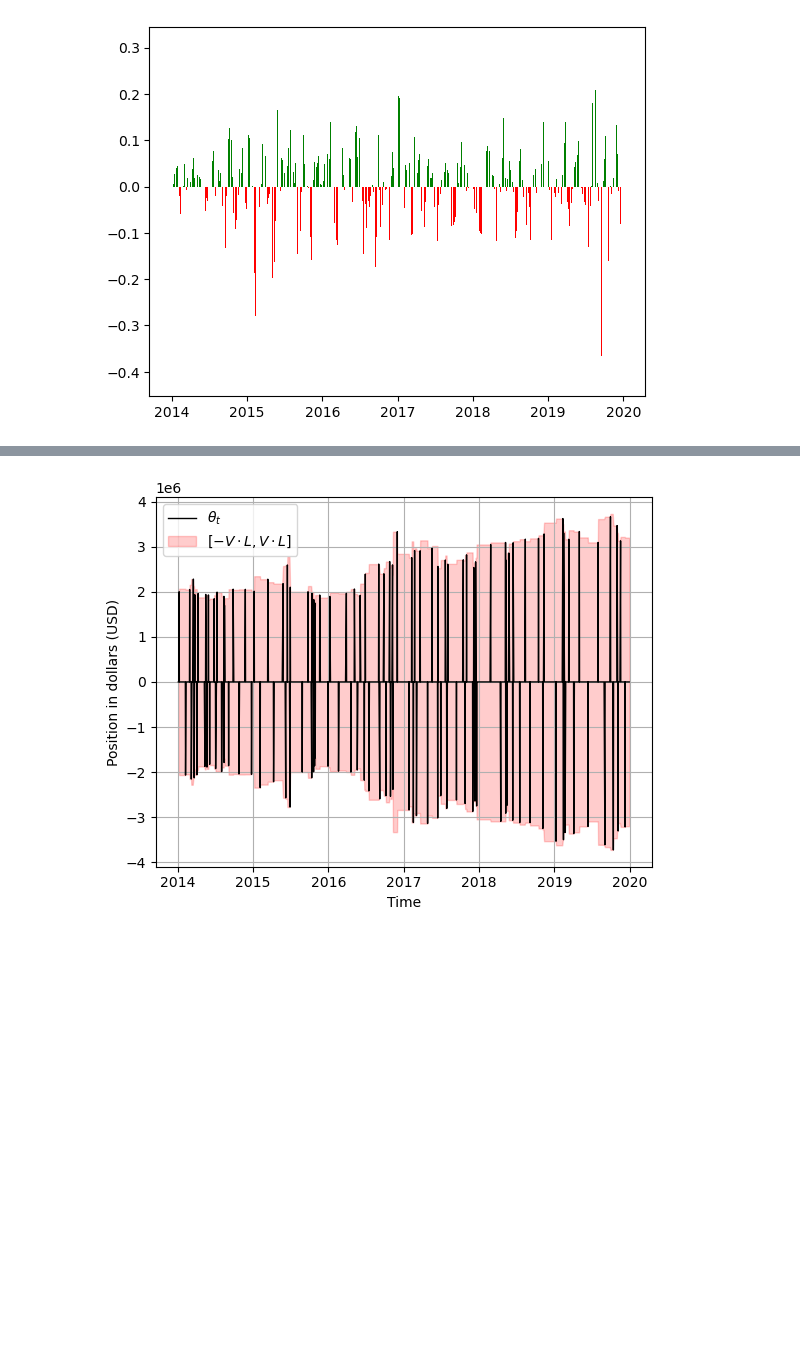
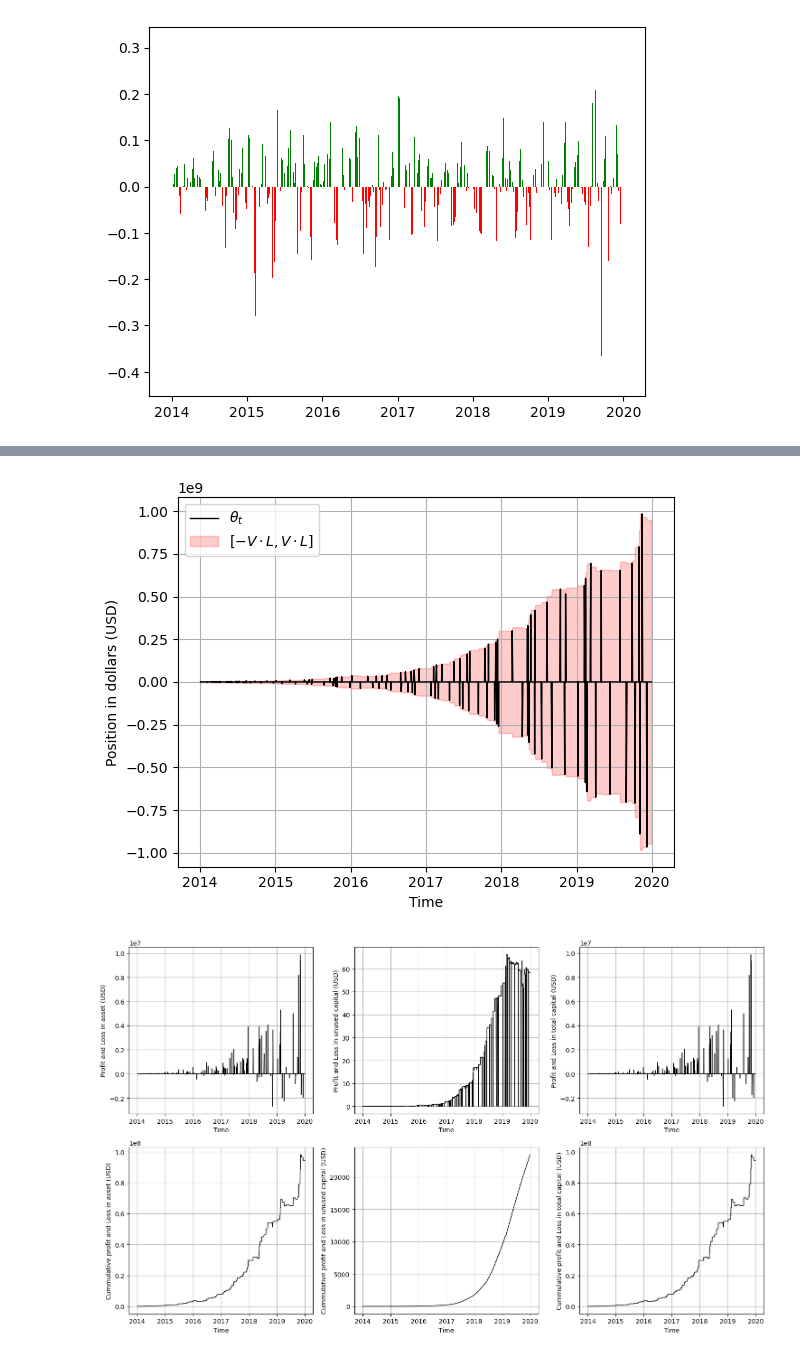
Before and after one commit to MC-Kangan/Algo_Trading_ETF_Trading_Strategy, a Jupyter notebook: MACD_strategy.ipynb, the cells around one changed output, grey strips where cells are left out. Drawn from its saved outputs; the diff is of its cells as text; code cells hidden in the pictures; blank space fills up the shorter version.

Commit message:
Modify functions to compute values

```diff
--- a/MACD_strategy.ipynb
+++ b/MACD_strategy.ipynb
@@ -160,7 +304,15 @@ for i in range(1, len(macd_hist)):
 # %%
 
-result = compute_position_value(df = df, signal = np.array(regime), initial_capital = INITIAL_CAP, leverage = LEVERAGE)
+result = compute_position_value(df = df,
+                           signal = np.array(regime),
+                           initial_capital = INITIAL_CAP,
+                           max_leverage = LEVERAGE,
+                           reduced_leverage_shorting = False,
+                           hold_at_signal_0= False)
 plot_position(df['Date'], result['theta'], result['Vtot'], leverage=LEVERAGE)
+
+plot_PnL(df['Date'], result['dV'], result['dVcap'], result['dVtot'])
 # %% [output]
-[figure, old version]
+[figure, new version]
+[figure, added]
 # %%
```
Also changed, not shown: parts of 8 cells of this notebook, 3 other files.
